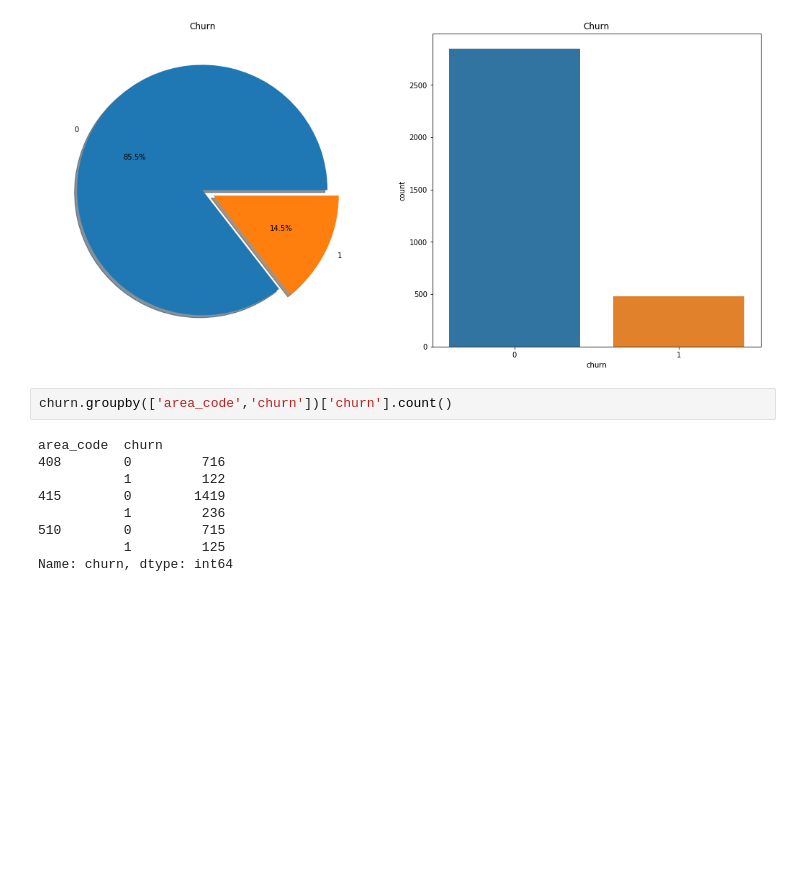
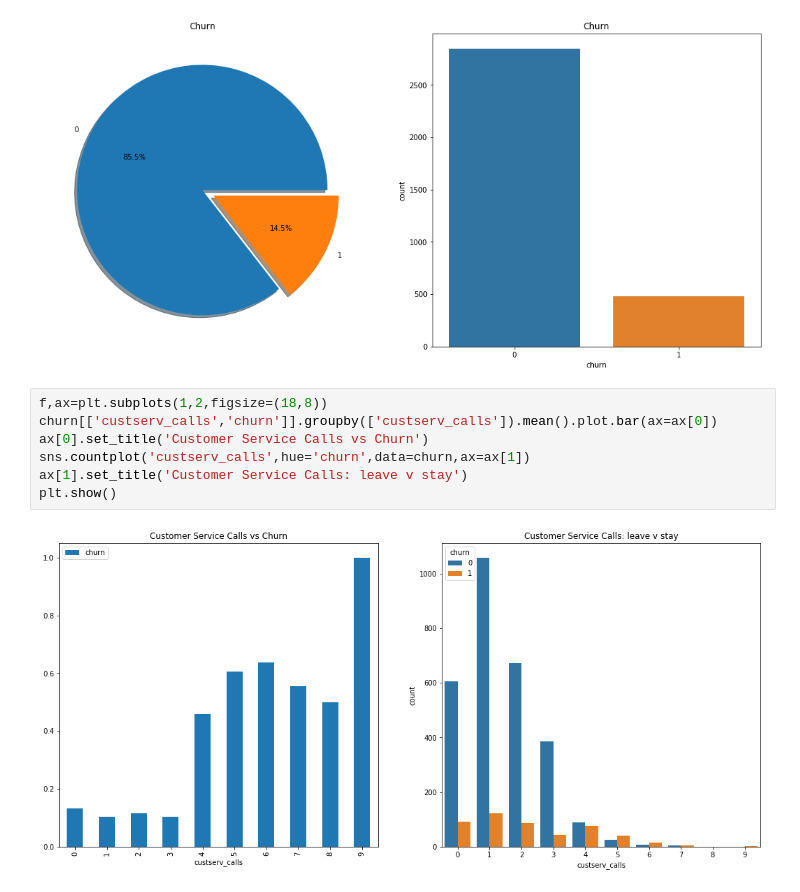
Before and after one commit to enzocordero/datasciencefinalproj, a Jupyter notebook: final proj.ipynb, the cells around one changed output. Drawn from its saved outputs; the diff is of its cells as text; blank space fills up the shorter version.

```diff
--- a/final proj.ipynb
+++ b/final proj.ipynb
@@ -64,16 +81,14 @@ ax[1].set_title('Churn')
 plt.show()
 # %% [output]
 [figure]
-# %%
-churn.groupby(['area_code','churn'])['churn'].count()
-# %% [output]
-area_code  churn
-408        0         716
-           1         122
-415        0        1419
-           1         236
-510        0         715
-           1         125
-Name: churn, dtype: int64
+# %%
+f,ax=plt.subplots(1,2,figsize=(18,8))
+churn[['custserv_calls','churn']].groupby(['custserv_calls']).mean().plot.bar(ax=ax[0])
+ax[0].set_title('Customer Service Calls vs Churn')
+sns.countplot('custserv_calls',hue='churn',data=churn,ax=ax[1])
+ax[1].set_title('Customer Service Calls: leave v stay')
+plt.show()
+# %% [output]
+[figure, added]
 # %%
 f,ax=plt.subplots(1,2,figsize=(18,8))
```
Also changed, not shown: parts of 21 cells of this notebook.
